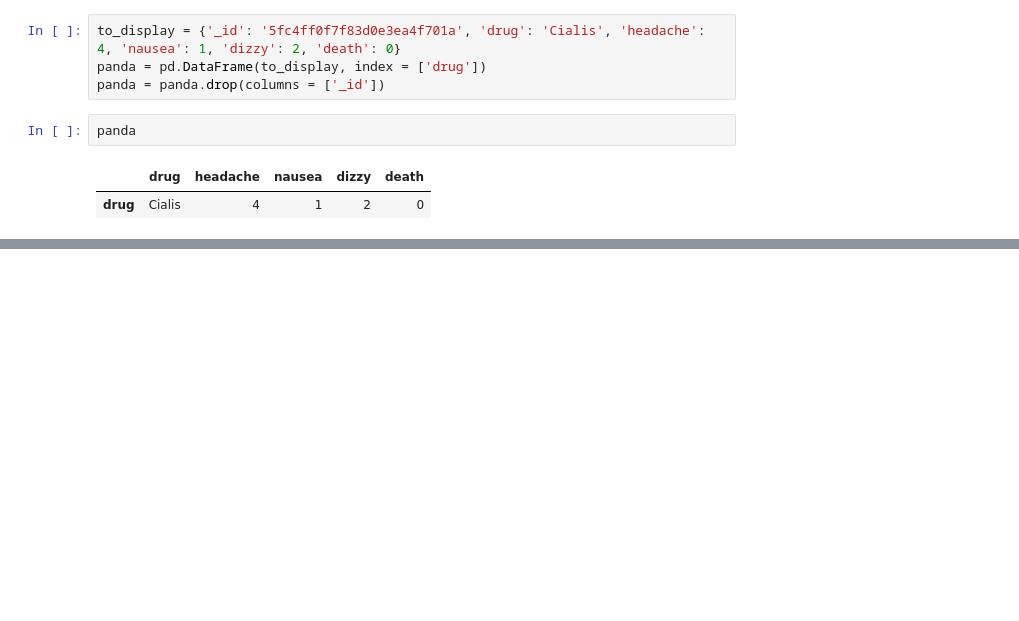
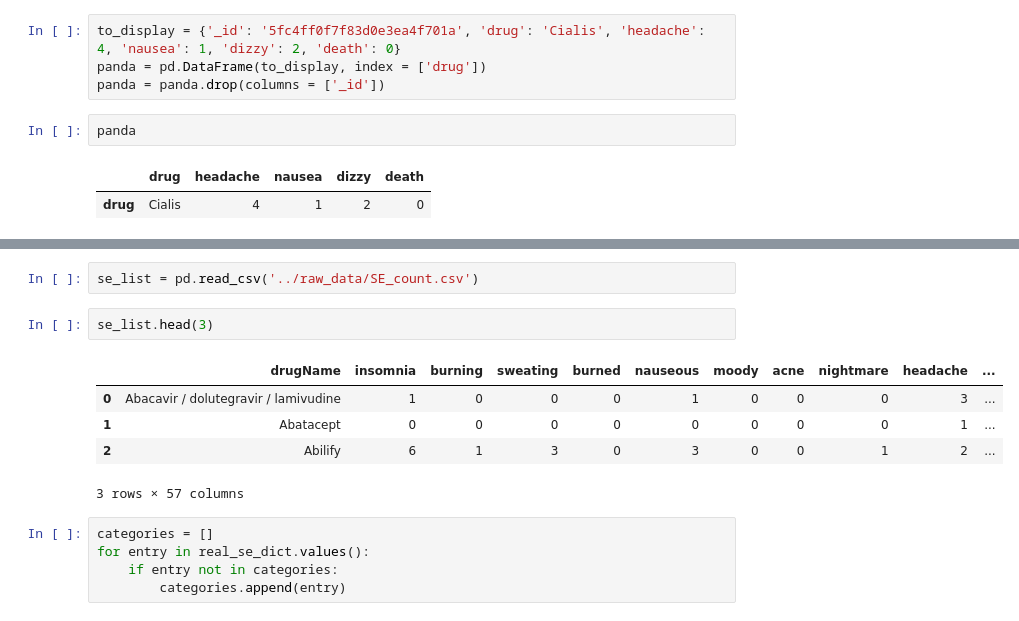
Before and after one commit to hendahmke/adverse_drug_reactions, a Jupyter notebook: notebooks/Fleming.ipynb, the cells around one changed output, grey strips where cells are left out. Saved outputs shown, nothing was run; the diff lists cells and outputs as text; blank space fills up the shorter version.

```diff
--- a/notebooks/Fleming.ipynb
+++ b/notebooks/Fleming.ipynb
@@ -595,0 +716,15 @@ panda
+# %%
+se_list = pd.read_csv('../raw_data/SE_count.csv')
+# %%
+se_list.head(3)
+# %% [output]
+|  | drugName | insomnia | burning | sweating | burned | nauseous | moody | acne | nightmare | headache | ... |
+| 0 | Abacavir / dolutegravir / lamivudine | 1 | 0 | 0 | 0 | 1 | 0 | 0 | 0 | 3 | ... |
+| 1 | Abatacept | 0 | 0 | 0 | 0 | 0 | 0 | 0 | 0 | 1 | ... |
+| 2 | Abilify | 6 | 1 | 3 | 0 | 3 | 0 | 0 | 1 | 2 | ... |
+3 rows × 57 columns
+# %%
+categories = []
+for entry in real_se_dict.values():
+    if entry not in categories:
+        categories.append(entry)
```
Also changed, not shown: parts of 11 cells of this notebook.
